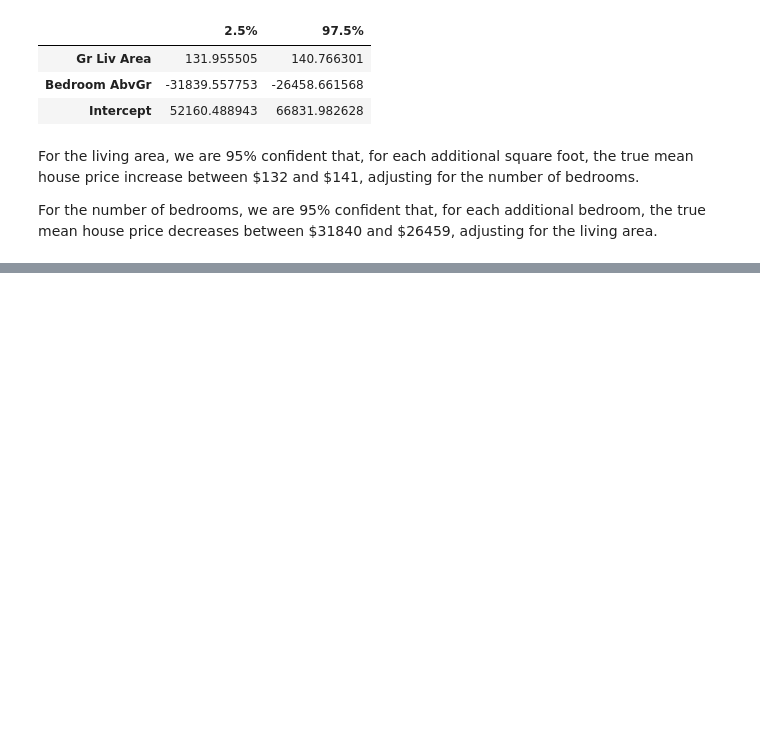
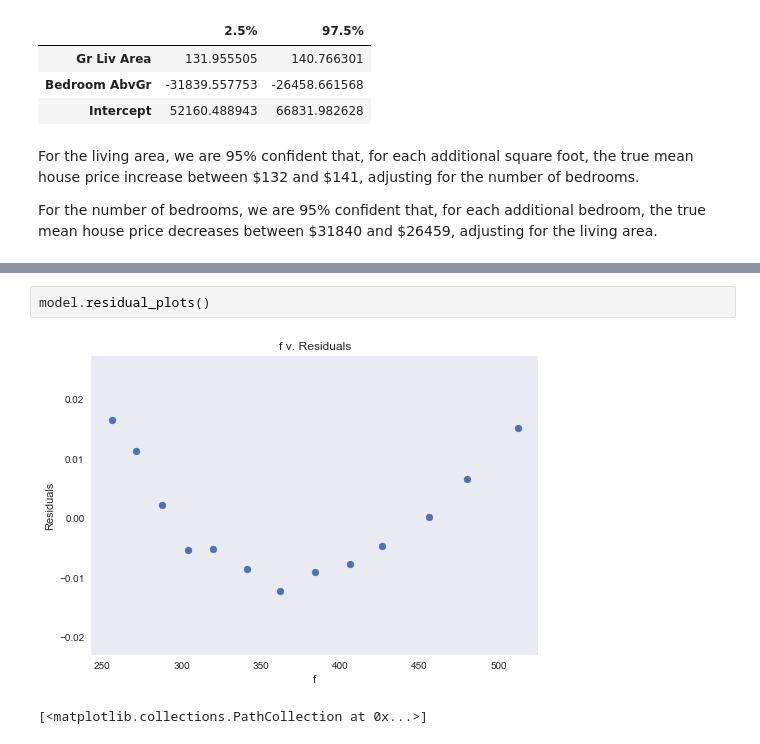
Before and after one commit to nicholasrusso/russoStat400, a Jupyter notebook: chapter4.ipynb, the cells around one changed output, grey strips where cells are left out. Cells and saved outputs as stored; diff of their text form; blank space fills up the shorter version.

```diff
--- a/chapter4.ipynb
+++ b/chapter4.ipynb
@@ -153,0 +182,5 @@ For the number of bedrooms, we are 95% confident that, for each additional bedro
+# %%
+model.residual_plots()
+# %% [output]
+[figure, added]
+[<matplotlib.collections.PathCollection at 0x...>]
```
Also changed, not shown: parts of 17 cells of this notebook, 1 other file.
